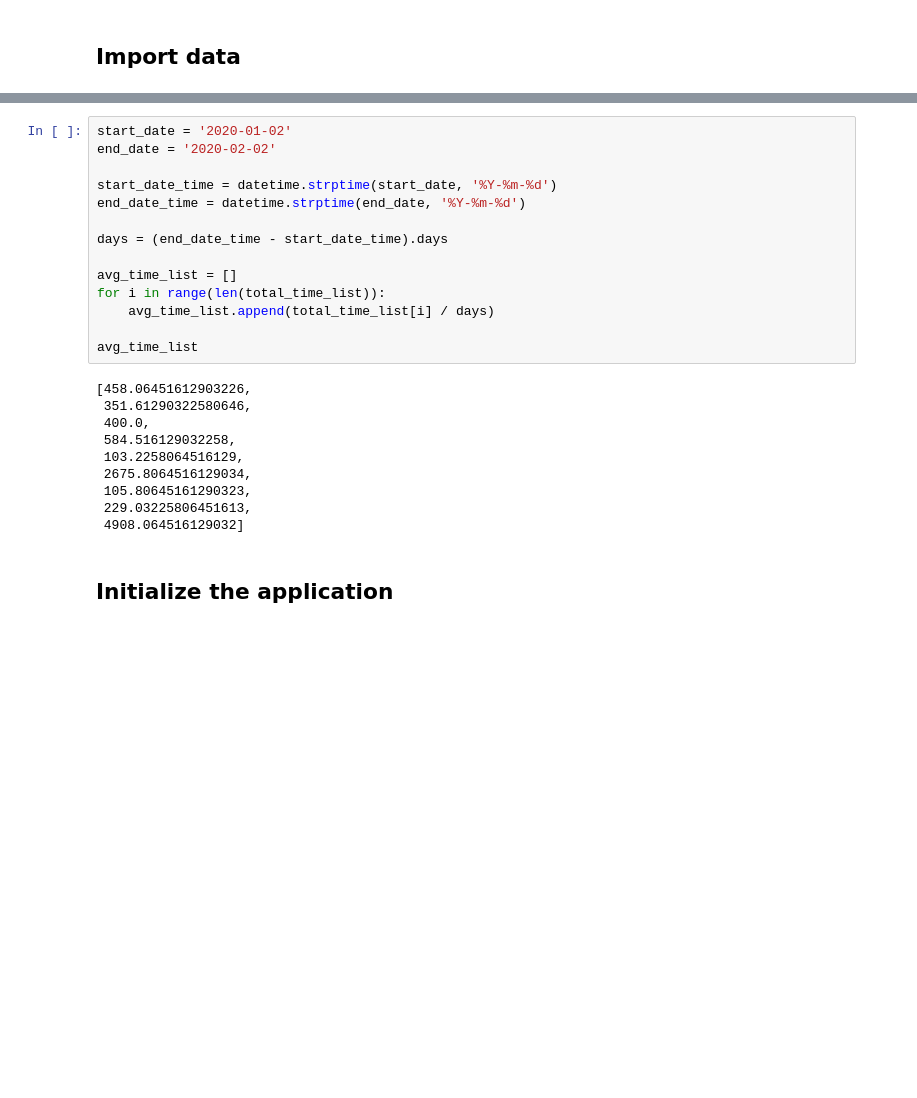
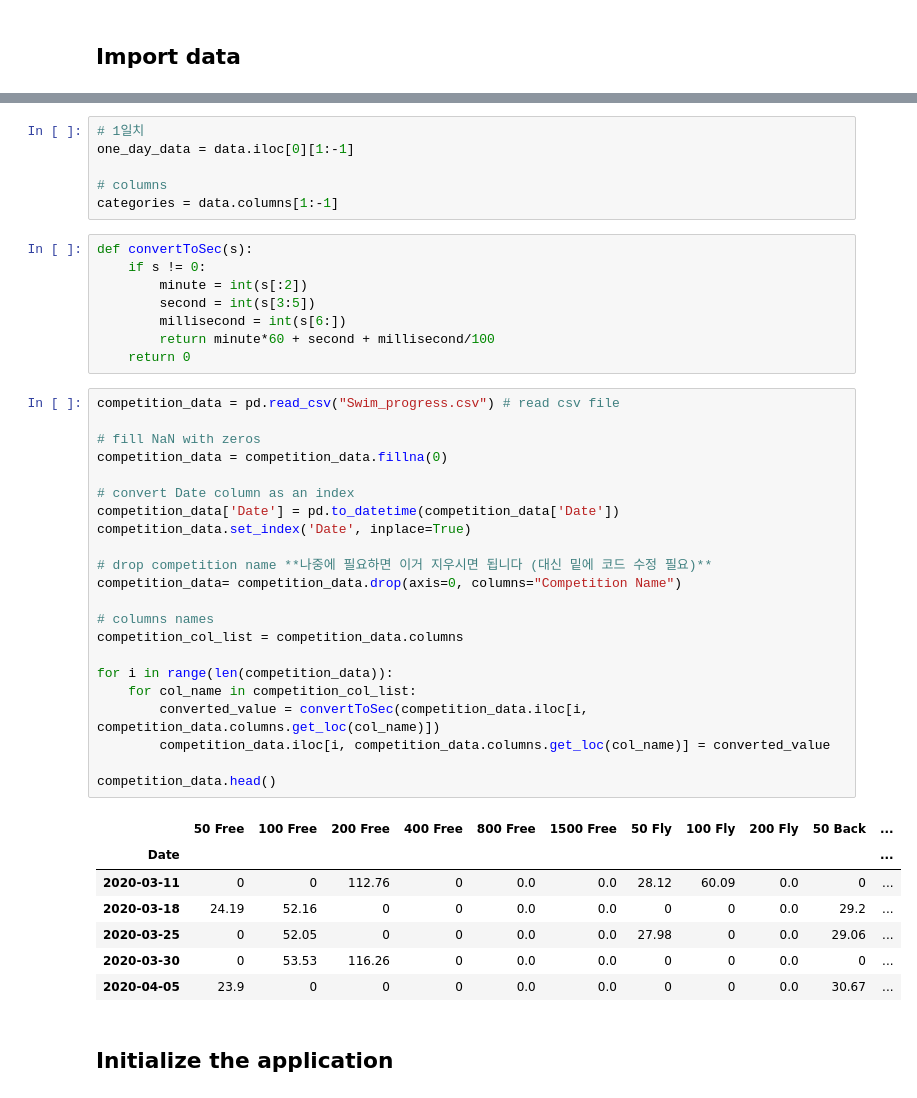
Before and after one commit to JIHOO97/TrainingTime-Visualization, a Jupyter notebook: Swimming Plot.ipynb, the cells around one changed output, grey strips where cells are left out. Cells and saved outputs as stored; diff of their text form; blank space fills up the shorter version.

```diff
--- a/Swimming Plot.ipynb
+++ b/Swimming Plot.ipynb
@@ -74,27 +46,47 @@ total_time_list
-# %%
-start_date = '2020-01-02'
-end_date = '2020-02-02'
-
-start_date_time = datetime.strptime(start_date, '%Y-%m-%d')
-end_date_time = datetime.strptime(end_date, '%Y-%m-%d')
-
-days = (end_date_time - start_date_time).days
-
-avg_time_list = []
-for i in range(len(total_time_list)):
-    avg_time_list.append(total_time_list[i] / days)
-
-avg_time_list
-# %% [output]
-[458.06451612903226,
- 351.61290322580646,
- 400.0,
- 584.516129032258,
- 103.2258064516129,
- 2675.8064516129034,
- 105.80645161290323,
- 229.03225806451613,
- 4908.064516129032]
+# %%
+# 1일치
+one_day_data = data.iloc[0][1:-1]
+
+# columns
+categories = data.columns[1:-1]
+# %%
+def convertToSec(s):
+    if s != 0:
+        minute = int(s[:2])
+        second = int(s[3:5])
+        millisecond = int(s[6:])
+        return minute*60 + second + millisecond/100
+    return 0
+# %%
+competition_data = pd.read_csv("Swim_progress.csv") # read csv file
+
+# fill NaN with zeros
+competition_data = competition_data.fillna(0)
+
+# convert Date column as an index
+competition_data['Date'] = pd.to_datetime(competition_data['Date'])
+competition_data.set_index('Date', inplace=True)
+
+# drop competition name **나중에 필요하면 이거 지우시면 됩니다 (대신 밑에 코드 수정 필요)**
+competition_data= competition_data.drop(axis=0, columns="Competition Name")
+
+# columns names
+competition_col_list = competition_data.columns
+
+for i in range(len(competition_data)):
+    for col_name in competition_col_list:
+        converted_value = convertToSec(competition_data.iloc[i, competition_data.columns.get_loc(col_name)])
+        competition_data.iloc[i, competition_data.columns.get_loc(col_name)] = converted_value
+
+competition_data.head()
+# %% [output]
+|  | 50 Free | 100 Free | 200 Free | 400 Free | 800 Free | 1500 Free | 50 Fly | 100 Fly | 200 Fly | 50 Back | ... |
+| Date |  |  |  |  |  |  |  |  |  |  | ... |
+| 2020-03-11 | 0 | 0 | 112.76 | 0 | 0.0 | 0.0 | 28.12 | 60.09 | 0.0 | 0 | ... |
+| 2020-03-18 | 24.19 | 52.16 | 0 | 0 | 0.0 | 0.0 | 0 | 0 | 0.0 | 29.2 | ... |
+| 2020-03-25 | 0 | 52.05 | 0 | 0 | 0.0 | 0.0 | 27.98 | 0 | 0.0 | 29.06 | ... |
+| 2020-03-30 | 0 | 53.53 | 116.26 | 0 | 0.0 | 0.0 | 0 | 0 | 0.0 | 0 | ... |
+| 2020-04-05 | 23.9 | 0 | 0 | 0 | 0.0 | 0.0 | 0 | 0 | 0.0 | 30.67 | ... |
 # %% [markdown]
 ## Initialize the application
 # %%
```
Also changed, not shown: parts of 50 cells of this notebook, 5 other files.
